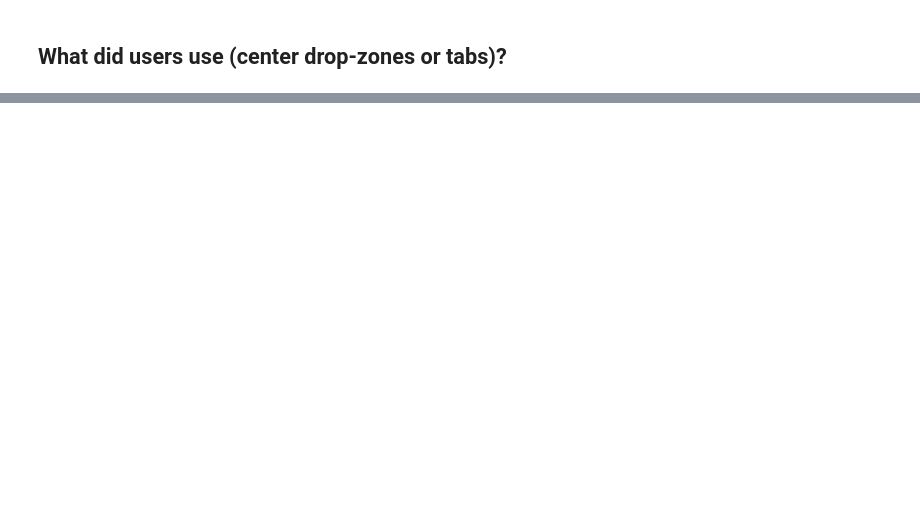
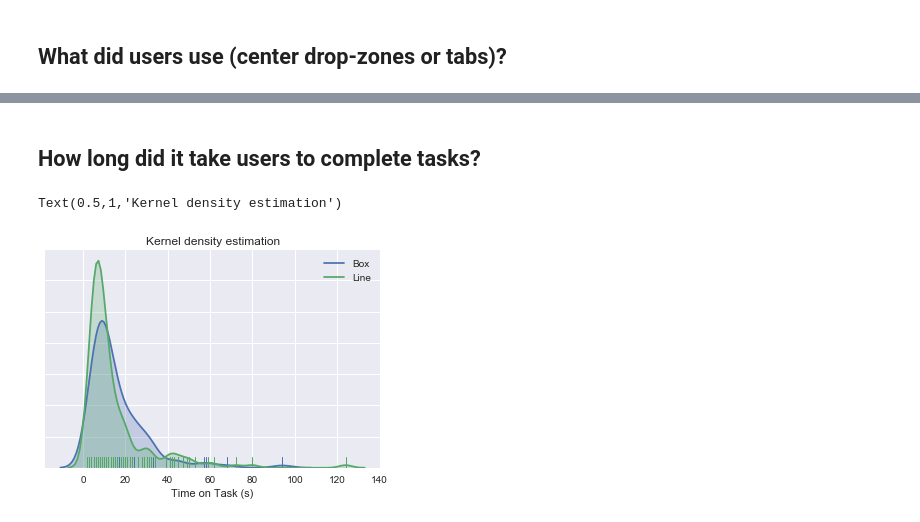
Before and after one commit to jupyter/surveys, a Jupyter notebook: surveys/2018-09-jupyterlab-ux/analysis/questions-to-answer.ipynb, the cells around one changed output, grey strips where cells are left out. Drawn from its saved outputs; the diff is of its cells as text; code cells hidden in the pictures; blank space fills up the shorter version.

```diff
--- a/surveys/2018-09-jupyterlab-ux/analysis/questions-to-answer.ipynb
+++ b/surveys/2018-09-jupyterlab-ux/analysis/questions-to-answer.ipynb
@@ -154,0 +210,28 @@ Text(0,0.5,'Number of Records')
+# %% [markdown]
+## How long did it take users to complete tasks?
+# %%
+filters = (
+    (df["L/B"] == 'B') &         # Tab is Y
+    (df.ToT < 300)          # Remove outliers
+)
+line_dz = df[filters]
+
+filters = (
+    (df["L/B"] == 'L') &         # Tab is Y
+    (df.ToT < 300)          # Remove outliers
+)
+box_dz = df[filters]
+
+
+fig, ax = plt.subplots()
+
+sns.distplot(line_dz.ToT.astype(float), ax=ax, rug=True, hist=False, kde_kws={"shade": True}, label="Box")
+sns.distplot(box_dz.ToT.astype(float), ax=ax, rug=True, hist=False, kde_kws={"shade": True}, label="Line")
+
+ax.set_xlabel("Time on Task (s)")
+ax.set_yticklabels([])
+ax.set_title("Kernel density estimation")
+#x = ax.hist(notab_df.ToT.astype(float), bins=20)
+# %% [output]
+Text(0.5,1,'Kernel density estimation')
+[figure, added]
```
Also changed, not shown: parts of 12 cells of this notebook, 4 other files.
